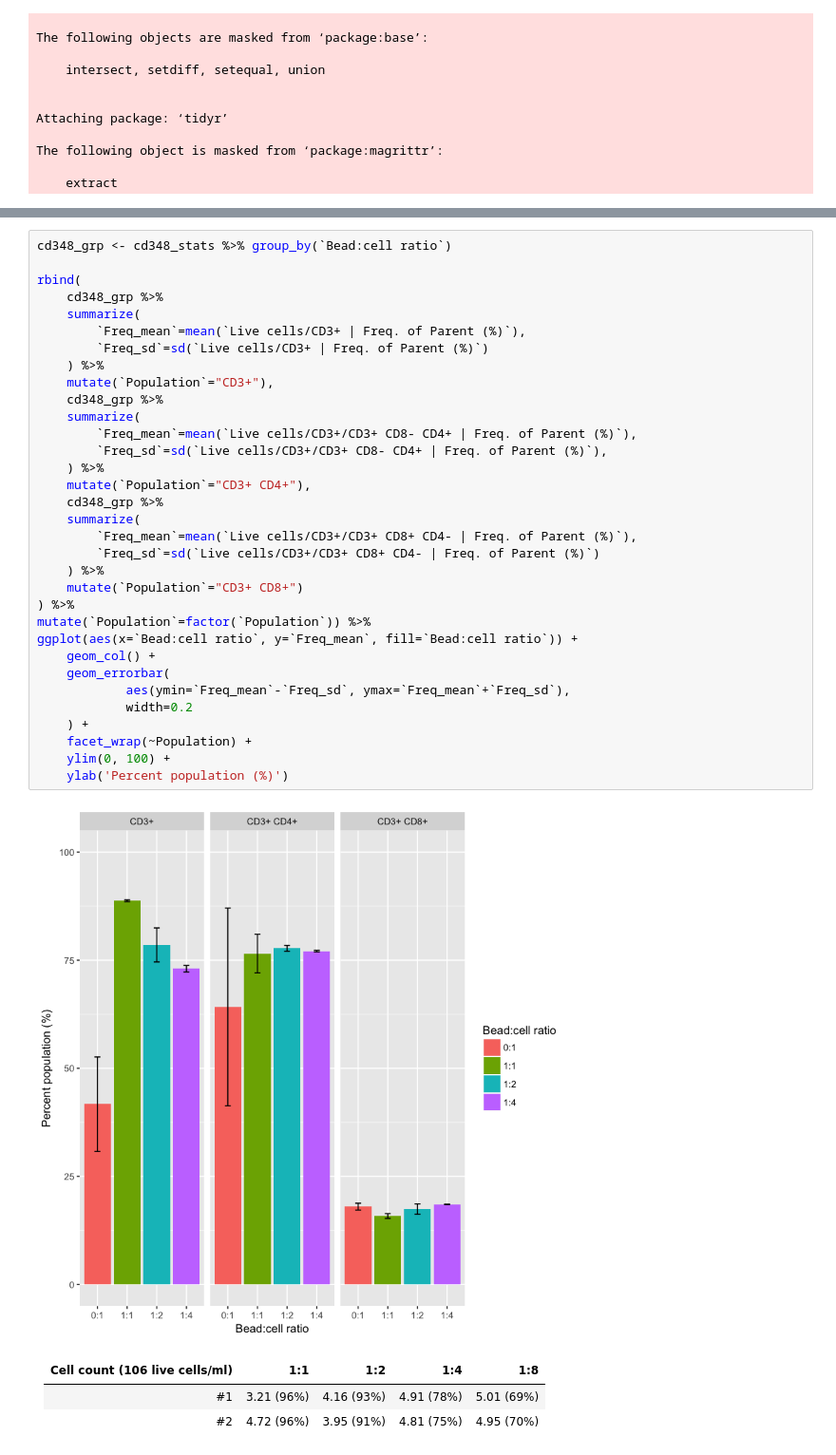
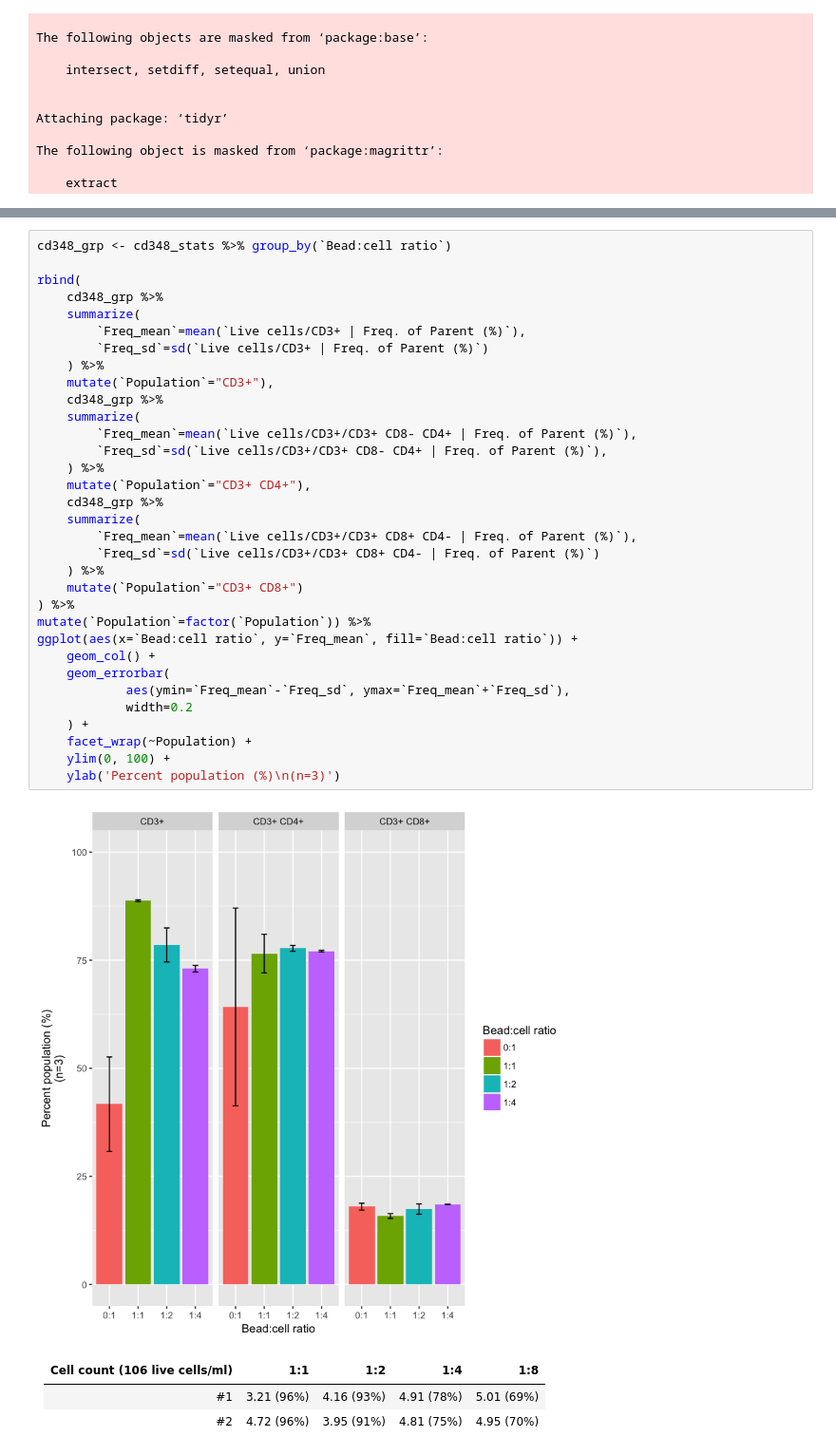
Before and after one commit to hammerlab/t-cell-guide, a Jupyter notebook: analyses/isolation-bead-titration/Isolation bead titration.ipynb, the cells around one changed output, grey strips where cells are left out. Shown: that part at 95% size. Cells and saved outputs as stored; diff of their text form.

Commit message:
better figure labels for isolation bead titration

```diff
--- a/analyses/isolation-bead-titration/Isolation bead titration.ipynb
+++ b/analyses/isolation-bead-titration/Isolation bead titration.ipynb
@@ -52,35 +52,35 @@ cd348_grp <- cd348_stats %>% group_by(`Bead:cell ratio`)
 rbind(
     cd348_grp %>%
     summarize(
         `Freq_mean`=mean(`Live cells/CD3+ | Freq. of Parent (%)`),
         `Freq_sd`=sd(`Live cells/CD3+ | Freq. of Parent (%)`)
     ) %>%
     mutate(`Population`="CD3+"),
     cd348_grp %>%
     summarize(
         `Freq_mean`=mean(`Live cells/CD3+/CD3+ CD8- CD4+ | Freq. of Parent (%)`),
         `Freq_sd`=sd(`Live cells/CD3+/CD3+ CD8- CD4+ | Freq. of Parent (%)`),
     ) %>%
     mutate(`Population`="CD3+ CD4+"),
     cd348_grp %>%
     summarize(
         `Freq_mean`=mean(`Live cells/CD3+/CD3+ CD8+ CD4- | Freq. of Parent (%)`),
         `Freq_sd`=sd(`Live cells/CD3+/CD3+ CD8+ CD4- | Freq. of Parent (%)`)
     ) %>%
     mutate(`Population`="CD3+ CD8+")
 ) %>%
 mutate(`Population`=factor(`Population`)) %>%
 ggplot(aes(x=`Bead:cell ratio`, y=`Freq_mean`, fill=`Bead:cell ratio`)) +
     geom_col() +
     geom_errorbar(
             aes(ymin=`Freq_mean`-`Freq_sd`, ymax=`Freq_mean`+`Freq_sd`),
             width=0.2
     ) +
     facet_wrap(~Population) +
     ylim(0, 100) +
-    ylab('Percent population (%)')
+    ylab('Percent population (%)\n(n=3)')
 # %% [output]
-[figure, old version]
+[figure, new version]
 # %% [markdown]
 | Cell count (106 live cells/ml) | 1:1 | 1:2 | 1:4 | 1:8 |
 | ------------------------------ | --- | --- | --- | --- |
```
